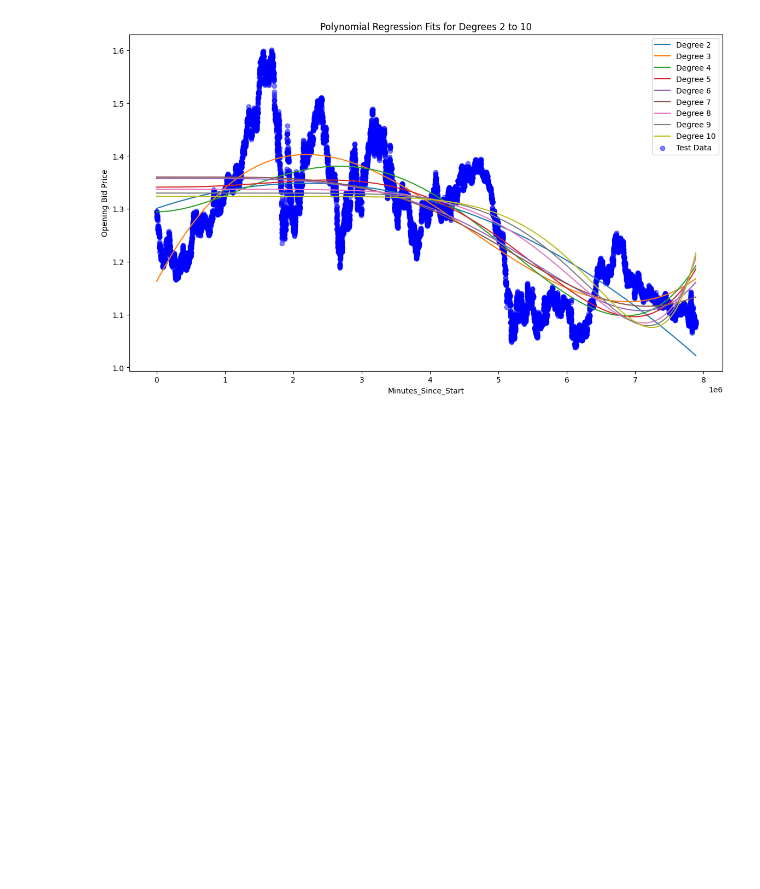
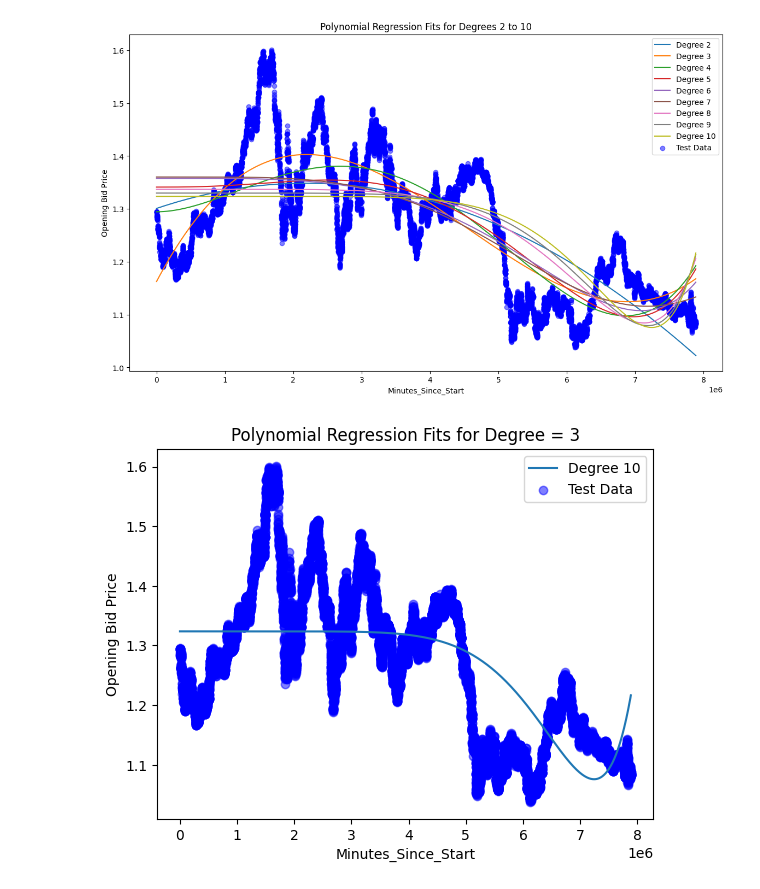
Before and after one commit to fidelismee/ML, a Jupyter notebook: Forex/EURUSD/eurusd_hour.csv/poli.ipynb, the cells around one changed output. Drawn from its saved outputs; the diff is of its cells as text; code cells hidden in the pictures; blank space fills up the shorter version.

Commit message:
degree = 3

```diff
--- a/Forex/EURUSD/eurusd_hour.csv/poli.ipynb
+++ b/Forex/EURUSD/eurusd_hour.csv/poli.ipynb
@@ -78,3 +78,30 @@ plt.legend()
 plt.show()
 # %% [output]
 [figure]
+# %%
+# Transform the data to include polynomial features
+poly = PolynomialFeatures(degree=3)  # degree=2 for quadratic relationship
+x_train_poly = poly.fit_transform(x_train)
+x_test_poly = poly.transform(x_test)
+
+# Fit the model on the training data
+model = LinearRegression()
+model.fit(x_train_poly, y_train)
+
+# Predict using the model on both training and testing data
+y_train_pred = model.predict(x_train_poly)
+y_test_pred = model.predict(x_test_poly)
+
+plt.plot(x_test_sorted, y_test_pred_sorted, label=f'Degree {degree}')
+
+# Plot the actual test data
+plt.scatter(x_test, y_test, color='blue', label='Test Data', alpha=0.5)
+
+# Plot settings
+plt.xlabel('Minutes_Since_Start')
+plt.ylabel('Opening Bid Price')
+plt.title('Polynomial Regression Fits for Degree = 3')
+plt.legend()
+plt.show()
+# %% [output]
+[figure, added]
```
Also changed, not shown: 1 other file.
